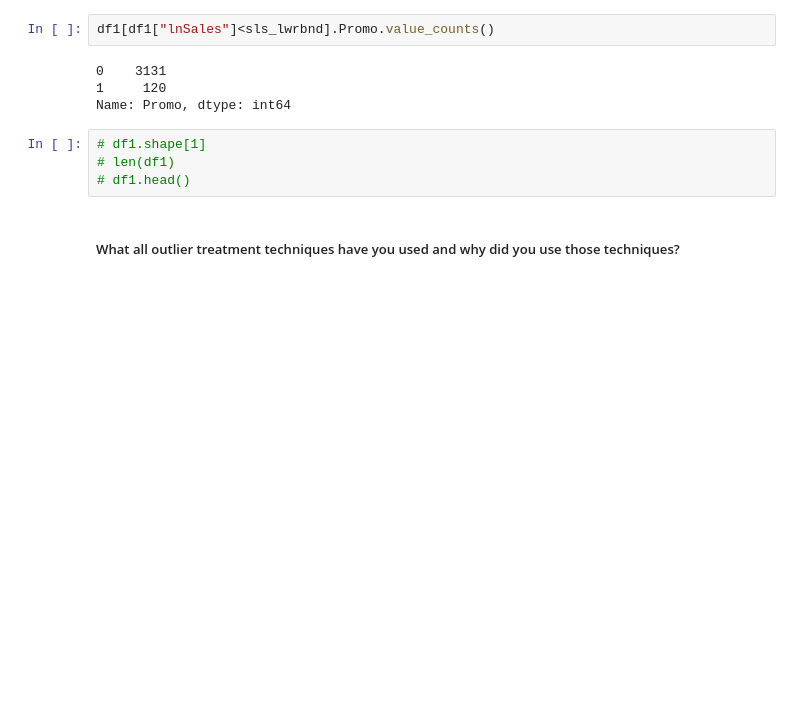
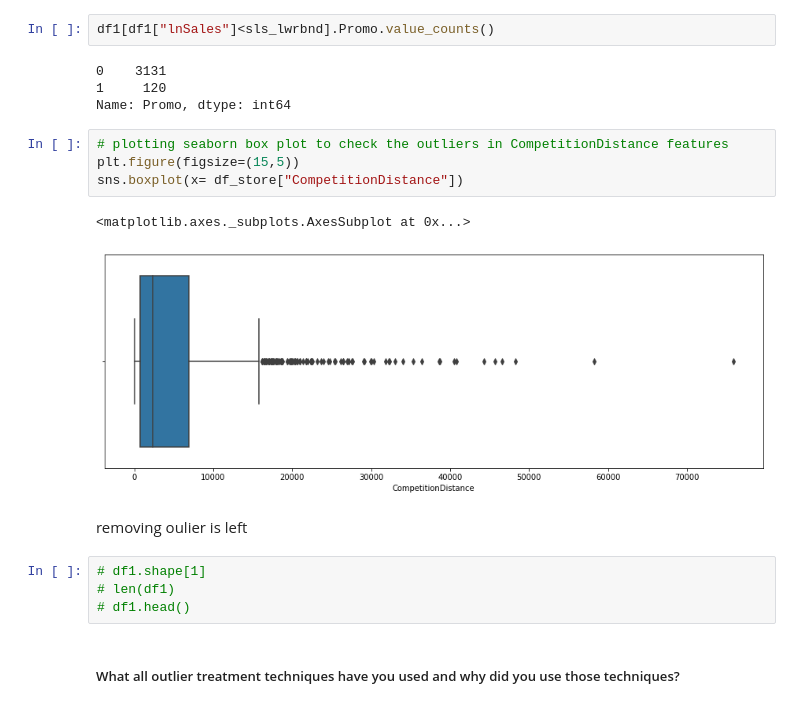
Before and after one commit to Ashif-khan033/Retail_Sales_Prediction, a Jupyter notebook: Retail_Sales_Prediction.ipynb, the cells around one changed output. Saved outputs shown, nothing was run; the diff lists cells and outputs as text; blank space fills up the shorter version.

```diff
--- a/Retail_Sales_Prediction.ipynb
+++ b/Retail_Sales_Prediction.ipynb
@@ -895,6 +903,15 @@ df1[df1["lnSales"]<sls_lwrbnd].Promo.value_counts()
 0    3131
 1     120
 Name: Promo, dtype: int64
+# %%
+# plotting seaborn box plot to check the outliers in CompetitionDistance features
+plt.figure(figsize=(15,5))
+sns.boxplot(x= df_store["CompetitionDistance"])
+# %% [output]
+<matplotlib.axes._subplots.AxesSubplot at 0x...>
+[figure, added]
+# %% [markdown]
+removing oulier is  left
 # %%
 # df1.shape[1]
 # len(df1)
```
Also changed, not shown: parts of 19 cells of this notebook.
